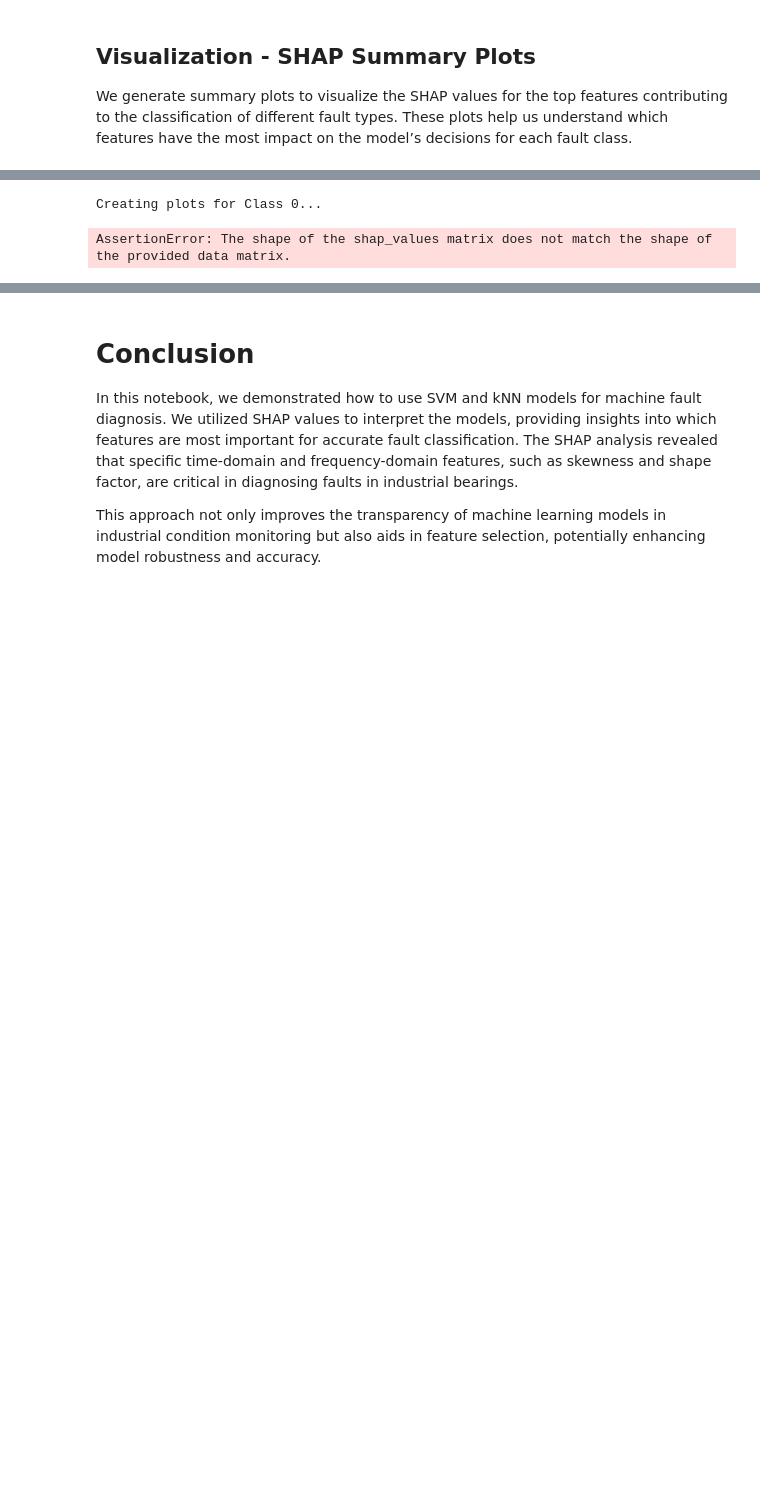
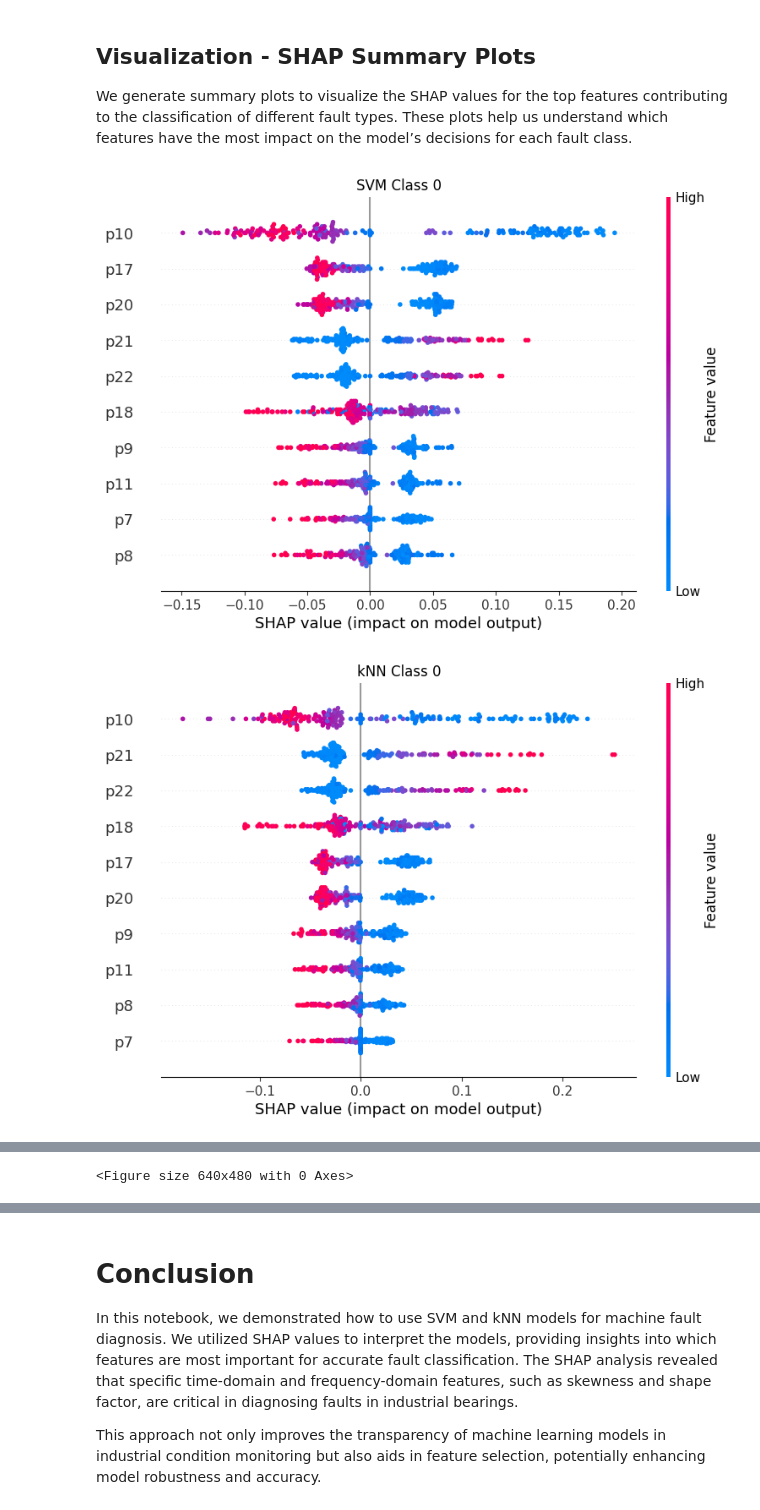
Before and after one commit to som-art/XAI_Machine_Learning, a Jupyter notebook: Updated_XAI_Machine_Fault_Diagnosis.ipynb, the cells around one changed output, grey strips where cells are left out. Cells and saved outputs as stored; diff of their text form; code cells hidden in the pictures; blank space fills up the shorter version.

```diff
--- a/Updated_XAI_Machine_Fault_Diagnosis.ipynb
+++ b/Updated_XAI_Machine_Fault_Diagnosis.ipynb
@@ -195,58 +212,32 @@ rf_shap_values = rf_explainer.shap_values(train_X.iloc[1:evalPoints, :].values)
 
 We generate summary plots to visualize the SHAP values for the top features contributing to the classification of different fault types. These plots help us understand which features have the most impact on the model’s decisions for each fault class.
 # %%
-# for i in range(3):
-#     # Extract SHAP values for the i-th class for each sample
-#     svm_class_shap_values = np.array([sv[:, i] for sv in svm_shap_values])
-#     knn_class_shap_values = np.array([kv[:, i] for kv in knn_shap_values])
-#     mlp_class_shap_values = np.array([mv[:, i] for mv in mlp_shap_values])
-
-
-#     # SVM plots
-#     shap.summary_plot(svm_class_shap_values, train_X.iloc[1:evalPoints, :], max_display=10, show=False)
-#     plt.title(f'SVM Class {i}')
-#     plt.savefig(os.path.join(outDir, f'SHAP_SVM_Class_{i}.png'), dpi=300, bbox_inches='tight')
-#     plt.show()  # This displays the plot in the notebook
-#     plt.clf()   # Clears the figure after saving and displaying
-
-#     # kNN plots
-#     shap.summary_plot(knn_class_shap_values, train_X.iloc[1:evalPoints, :], max_display=10, show=False)
-#     plt.title(f'kNN Class {i}')
-#     plt.savefig(os.path.join(outDir, f'SHAP_kNN_Class_{i}.png'), dpi=300, bbox_inches='tight')
-#     plt.show()  # This displays the plot in the notebook
-#     plt.clf()   # Clears the figure after saving and displaying
-
-#     # MLP plots
-#     shap.summary_plot(mlp_class_shap_values, train_X.iloc[1:evalPoints, :], max_display=10, show=False)
-#     plt.title(f'MLP Class {i}')
-#     plt.savefig(os.path.join(outDir, f'SHAP_MLP_Class_{i}.png'), dpi=300, bbox_inches='tight')
-#     plt.show()  # This displays the plot in the notebook
-#     plt.clf()   # Clears the figure after saving and displaying
-
-# Create SHAP plots for each class
-for i in range(3):  # Assuming 3 classes
-    print(f"Creating plots for Class {i}...")
+for i in range(3):
+    # Extract SHAP values for the i-th class for each sample
+    svm_class_shap_values = np.array([sv[:, i] for sv in svm_shap_values])
+    knn_class_shap_values = np.array([kv[:, i] for kv in knn_shap_values])
+    rf_class_shap_values = np.array([rv[:, i] for rv in rf_shap_values])
 
     # SVM plots
-    shap.summary_plot(svm_shap_values[i], train_X.iloc[:evalPoints, :], max_display=10, show=False)
+    shap.summary_plot(svm_class_shap_values, train_X.iloc[1:evalPoints, :], max_display=10, show=False)
     plt.title(f'SVM Class {i}')
     plt.savefig(os.path.join(outDir, f'SHAP_SVM_Class_{i}.png'), dpi=300, bbox_inches='tight')
-    plt.show()
-    plt.clf()
+    plt.show()  # This displays the plot in the notebook
+    plt.clf()   # Clears the figure after saving and displaying
 
     # kNN plots
-    shap.summary_plot(knn_shap_values[i], train_X.iloc[:evalPoints, :], max_display=10, show=False)
+    shap.summary_plot(knn_class_shap_values, train_X.iloc[1:evalPoints, :], max_display=10, show=False)
     plt.title(f'kNN Class {i}')
     plt.savefig(os.path.join(outDir, f'SHAP_kNN_Class_{i}.png'), dpi=300, bbox_inches='tight')
-    plt.show()
-    plt.clf()
+    plt.show()  # This displays the plot in the notebook
+    plt.clf()   # Clears the figure after saving and displaying
 
-    # MLP plots
-    shap.summary_plot(mlp_shap_values[i], train_X.iloc[:evalPoints, :], max_display=10, show=False)
-    plt.title(f'MLP Class {i}')
-    plt.savefig(os.path.join(outDir, f'SHAP_MLP_Class_{i}.png'), dpi=300, bbox_inches='tight')
-    plt.show()
-    plt.clf()
-
-print("SHAP analysis complete!")
+    # Random Forest plots
+    shap.summary_plot(rf_class_shap_values, train_X.iloc[1:evalPoints, :], max_display=10, show=False)
+    plt.title(f'Random Forest Class {i}')
+    plt.savefig(os.path.join(outDir, f'SHAP_RF_Class_{i}.png'), dpi=300, bbox_inches='tight')
+    plt.show()  # This displays the plot in the notebook
+    plt.clf()   # Clears the figure after saving and displaying
 # %% [output]
+[figure, added]
+[figure, added]
@@ -253,5 +251,4 @@ print("SHAP analysis complete!")
-Creating plots for Class 0...
+<Figure size 640x480 with 0 Axes>
-AssertionError: The shape of the shap_values matrix does not match the shape of the provided data matrix.
 # %%
 import numpy as np
 import matplotlib.pyplot as plt
```
Also changed, not shown: parts of 4 cells of this notebook, 18 other files.
